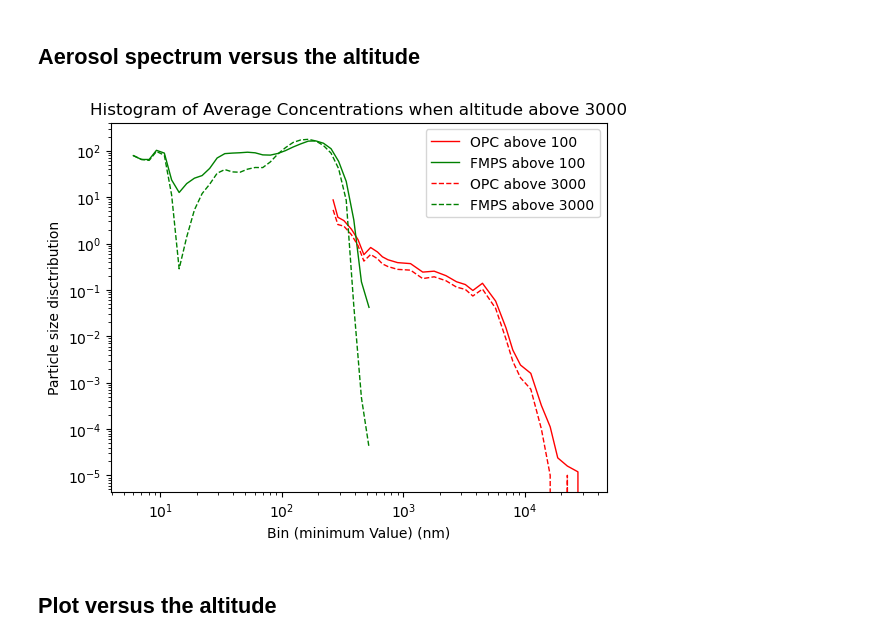
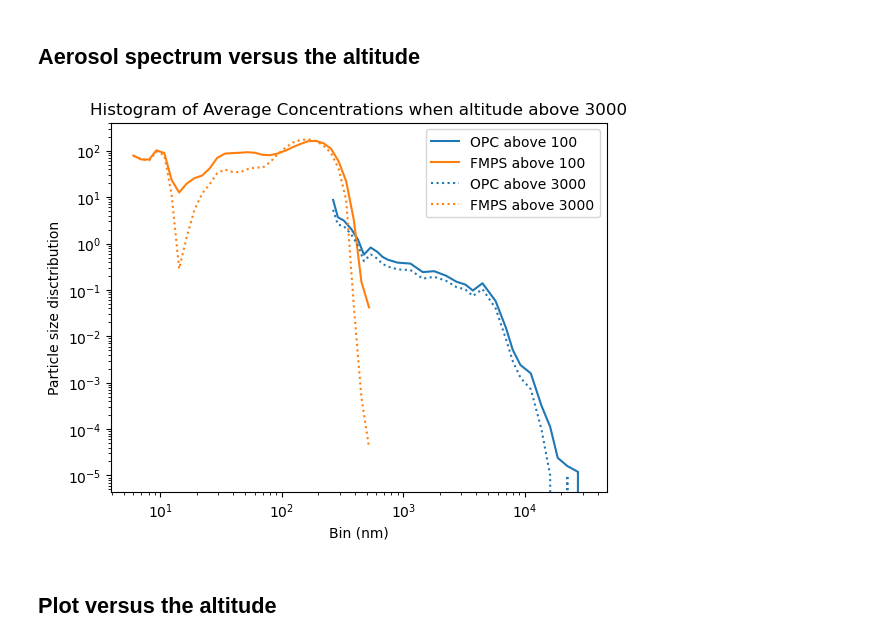
Before and after one commit to erca-school/Romain_Lenoble, a Jupyter notebook: analyse_ATR.ipynb, the cells around one changed output. Saved outputs shown, nothing was run; the diff lists cells and outputs as text; code cells hidden in the pictures.

```diff
--- a/analyse_ATR.ipynb
+++ b/analyse_ATR.ipynb
@@ -329,13 +329,6 @@ plt.show()
 ## Aerosol spectrum versus the altitude
 # %%
 import re
-# from cycler import cycler
-
-# default_cycler = (cycler(linestyle=['-', '--', ':', '-.']) * cycler(color=['r', 'g']))
-
-# plt.rc('lines', linewidth=1)
-# plt.rc('axes', prop_cycle=default_cycler)
-
 
 # FMPS datas
 # Extract variable names that match the pattern
@@ -374,36 +367,36 @@ bin_averages_OPC = [data_selected[var].mean(dim="time").values for var in bin_va
 # Plot the histogram
 line_OPC, = plt.plot(plot_OPC, bin_averages_OPC, label="OPC above " + str(altitude_threshold))
 line_FMPS, = plt.plot(plot_FMPS, bin_averages_FMPS, label='FMPS above '+ str(altitude_threshold))
 
 
 altitude_threshold = 3000  # Be sure to take the same values
 
 # Find the times when the altitude is above the threshold
 times_above_threshold = data['altitude'] > altitude_threshold
 time_period = data['time'].sel(time=times_above_threshold)
 data_selected = data.sel(time=time_period)
 
 # Compute averages for the selected time period
 bin_averages_FMPS = [data_selected[var].mean(dim="time").values for var in bin_vars_FMPS]
 bin_averages_OPC = [data_selected[var].mean(dim="time").values for var in bin_vars_OPC]
 
 # Plot the histogram
-plt.plot(plot_OPC, bin_averages_OPC, color=line_OPC.get_color() label='OPC above '  + str(altitude_threshold))
-plt.plot(plot_FMPS, bin_averages_FMPS, color=line_FMPS.get_color() label='FMPS above '  + str(altitude_threshold))
+plt.plot(plot_OPC, bin_averages_OPC, color=line_OPC.get_color(), ls=':', label='OPC above '  + str(altitude_threshold))
+plt.plot(plot_FMPS, bin_averages_FMPS, color=line_FMPS.get_color(), ls=':', label='FMPS above '  + str(altitude_threshold))
 
 
 
 # Plot the histogram
 plt.xlabel("Bin (nm)")
 plt.ylabel("Particle size disctribution")
 plt.yscale('log')
 plt.xscale('log')
 plt.title(f"Histogram of Average Concentrations when altitude above {altitude_threshold}")
 # plt.grid(True)
 plt.legend()
 plt.show()
 # %% [output]
-[figure, old version]
+[figure, new version]
 # %% [markdown]
 ## Plot versus the altitude
 # %%
```
Also changed, not shown: parts of 1 cell of this notebook.
